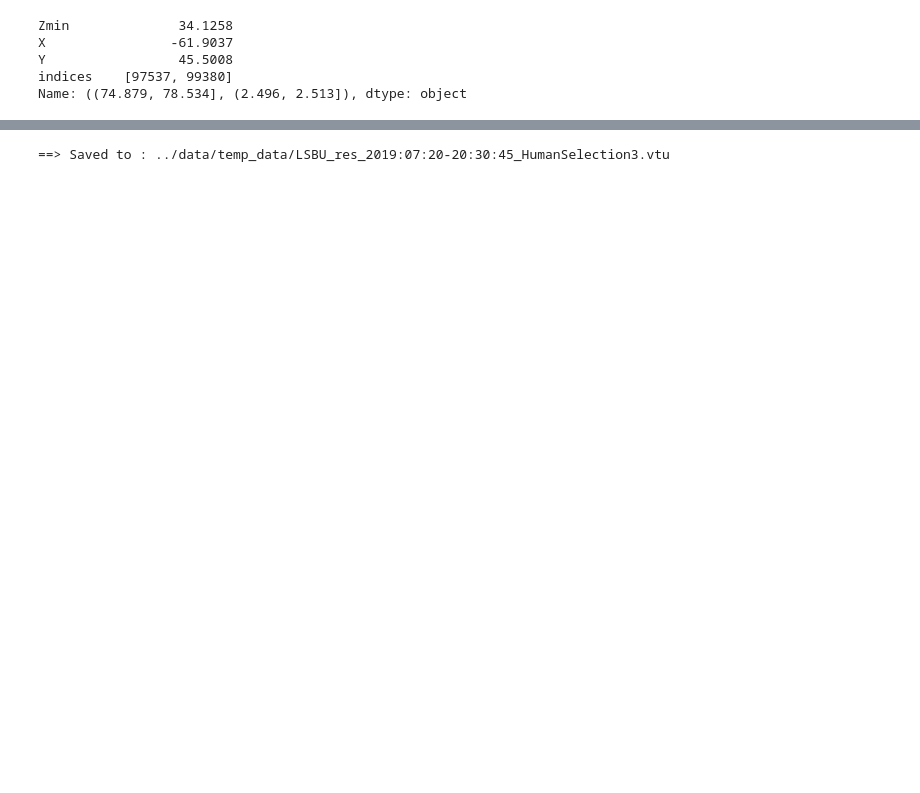
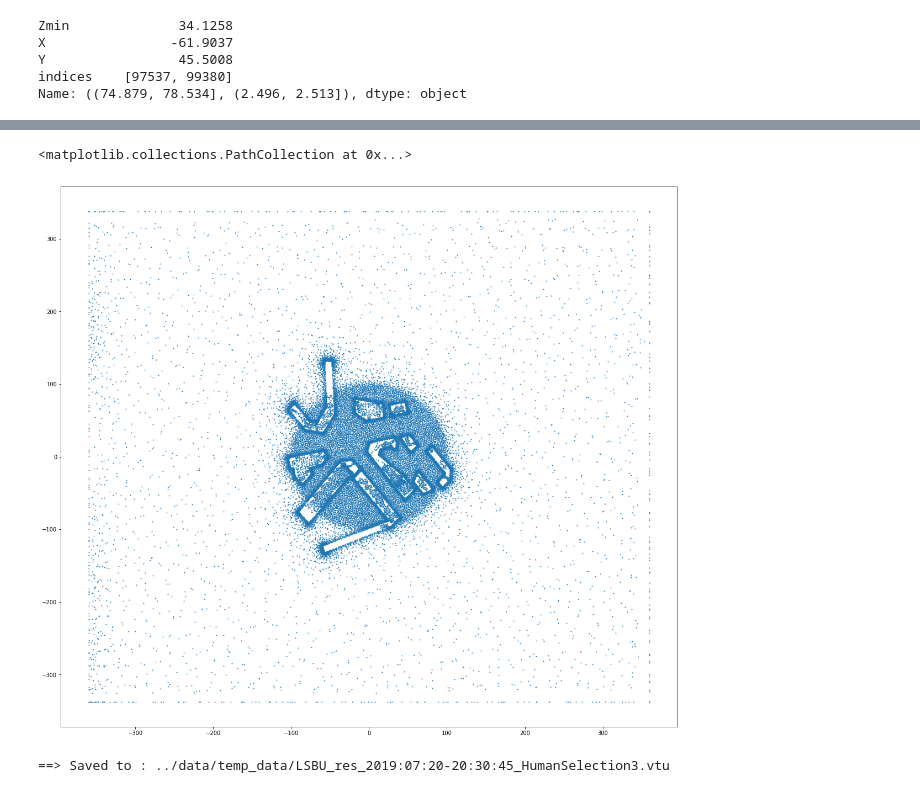
Before and after one commit to adrianlwn/MScProject_OptSensors_GP, a Jupyter notebook: Selecting Points Human Level Dev.ipynb, the cells around one changed output, grey strips where cells are left out. Saved outputs shown, nothing was run; the diff lists cells and outputs as text; code cells hidden in the pictures; blank space fills up the shorter version.

```diff
--- a/Selecting Points Human Level Dev.ipynb
+++ b/Selecting Points Human Level Dev.ipynb
@@ -255,3 +306,9 @@ The remaining number of points is :  29241
+# %%
+plt.figure(figsize=(20,18))
+plt.scatter(loc_df.loc[A_human,'X'].values, loc_df.loc[A_human,'Y'].values, s=0.9)
+# %% [output]
+<matplotlib.collections.PathCollection at 0x...>
+[figure, added]
 # %%
 A_list = set_to_onehot(A_human,data_df.shape[0])
 save_vtu(ref_vtu[0],'HumanSelection3',A_list)
```
Also changed, not shown: parts of 25 cells of this notebook, 1 other file.
